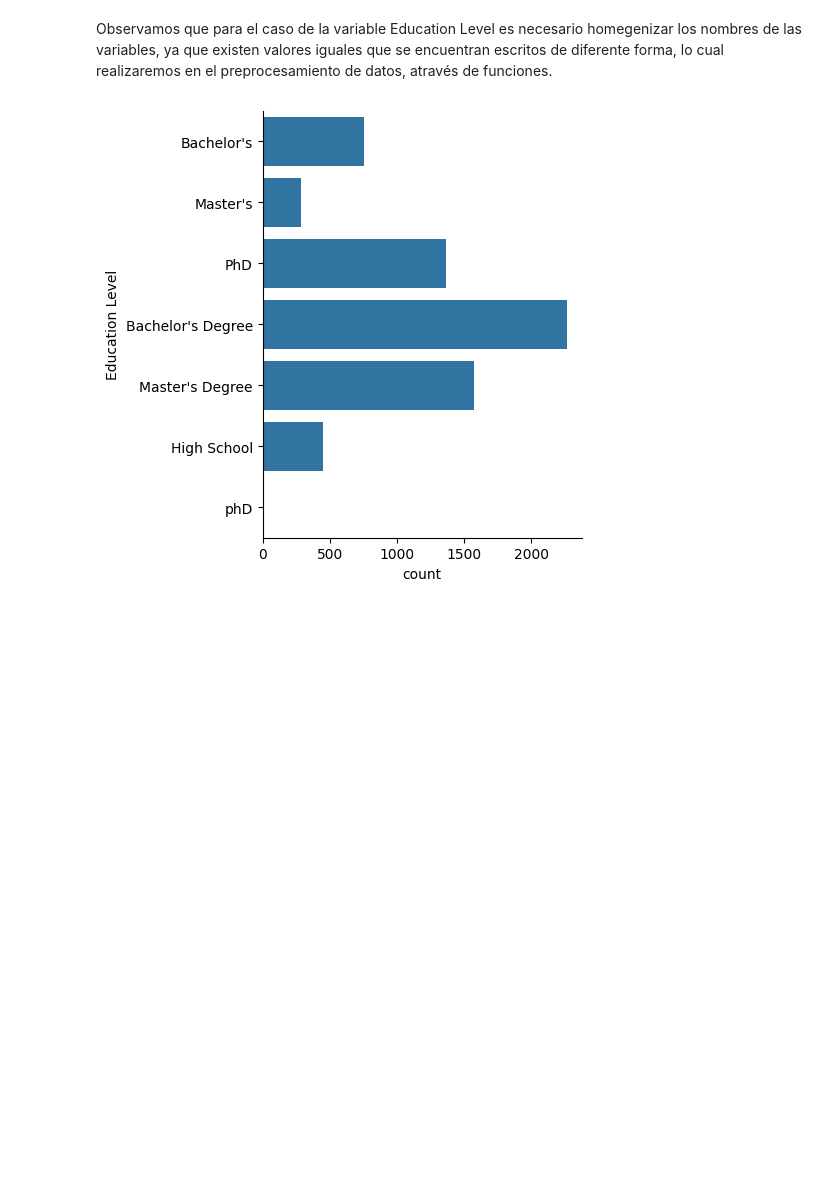
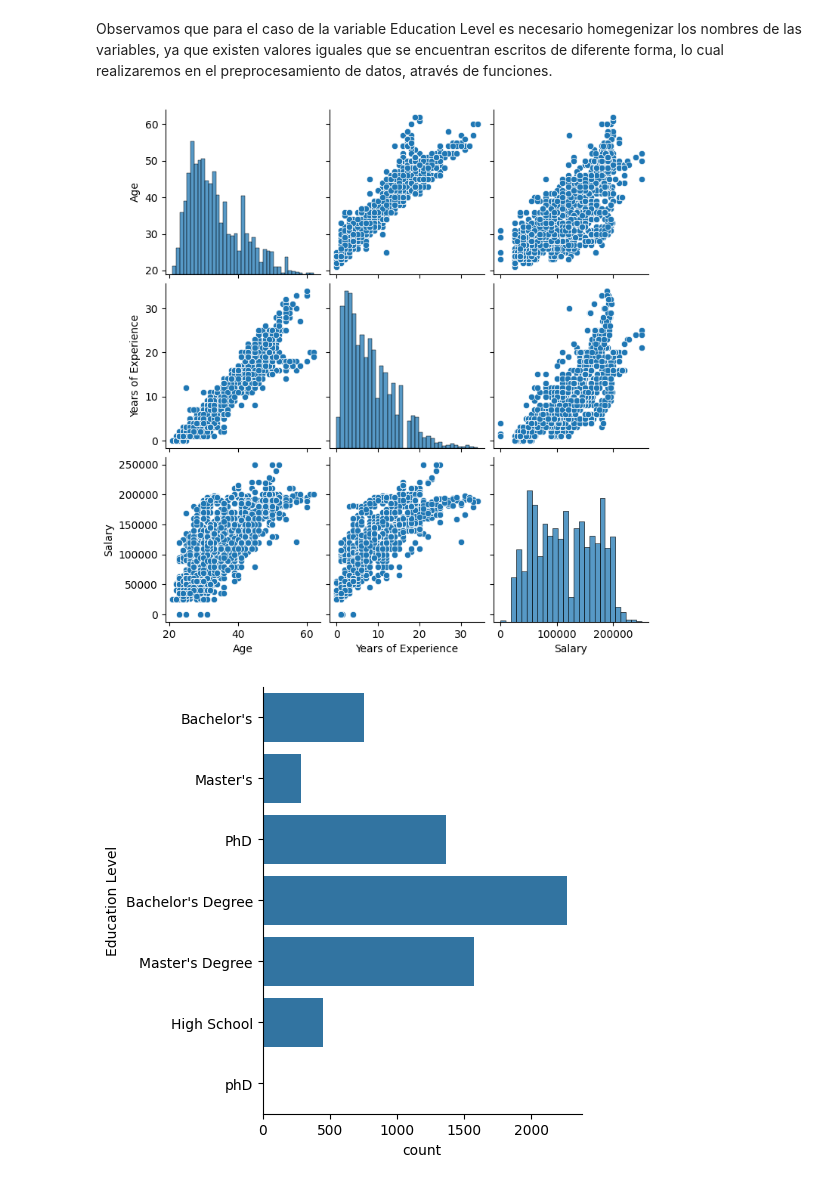
Before and after one commit to Santiagosphysics/Prediccion-salarios, a Jupyter notebook: jupyter_notebook.ipynb, the cells around one changed output. Drawn from its saved outputs; the diff is of its cells as text; code cells hidden in the pictures; blank space fills up the shorter version.

```diff
--- a/jupyter_notebook.ipynb
+++ b/jupyter_notebook.ipynb
@@ -107,6 +101,14 @@ Valores únicos en la variable 'Job Title':
  'Social M' 'Social Media Man' 'Delivery Driver']
 # %% [markdown]
 Observamos que para el caso de la variable Education Level es necesario homegenizar los nombres de las variables, ya que existen valores iguales que se encuentran escritos de diferente forma, lo cual realizaremos en el preprocesamiento de datos, através de funciones.
+# %%
+import seaborn as sns
+import matplotlib.pyplot as plt
+
+sns.pairplot(data=df)
+plt.show()
+# %% [output]
+[figure, added]
 # %%
 import seaborn as sns
 import matplotlib.pyplot as plt
```
Also changed, not shown: parts of 18 cells of this notebook.
